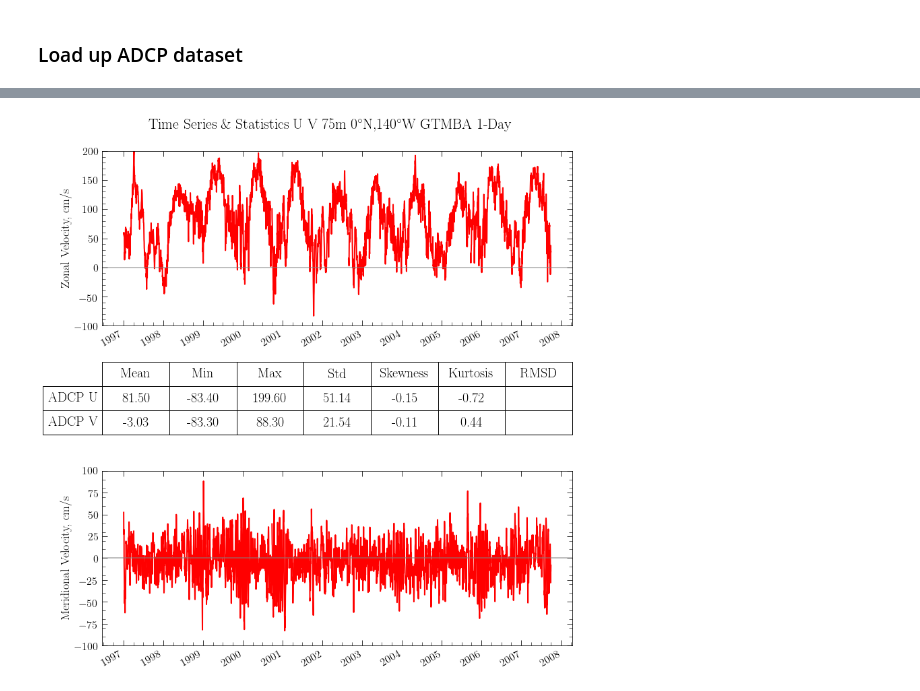
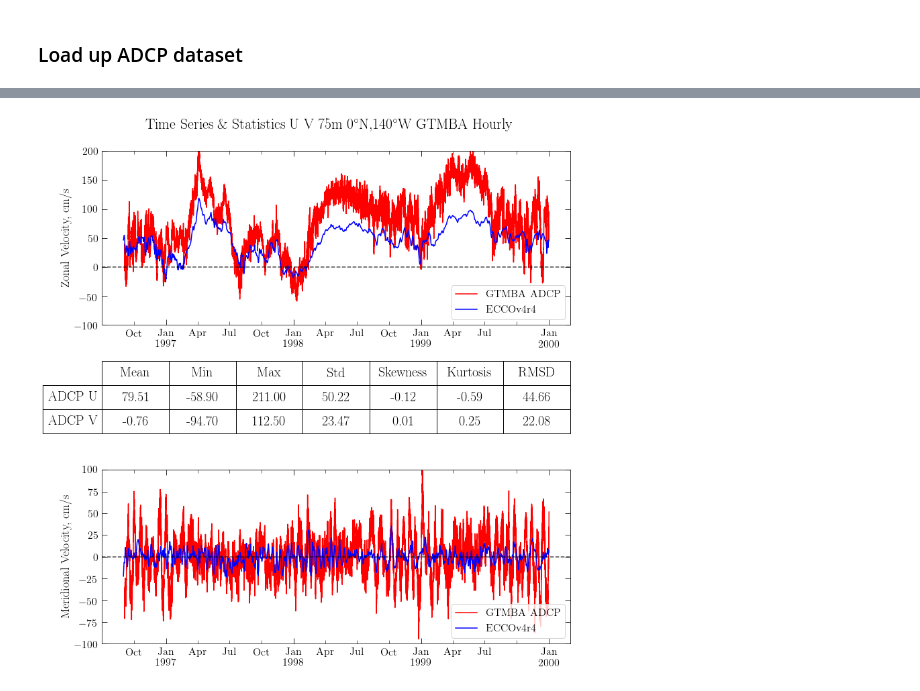
Before and after one commit to timothyas/eccov4-euc, a Jupyter notebook: notebooks/eccov4r4_adcp_comparison.ipynb, the cells around one changed output, grey strips where cells are left out. Saved outputs shown, nothing was run; the diff lists cells and outputs as text; code cells hidden in the pictures.

```diff
--- a/notebooks/eccov4r4_adcp_comparison.ipynb
+++ b/notebooks/eccov4r4_adcp_comparison.ipynb
@@ -44,0 +30,3 @@ rc('text.latex', preamble=r'\usepackage{color}')
+# %%
+eds = xr.Dataset()
+eds['time'] = xr.DataArray(ecco_time,coords={'time':ecco_time},dims=('time',))
@@ -45,6 +46,7 @@ rc('text.latex', preamble=r'\usepackage{color}')
 # %% [markdown]
 ### Load up ADCP dataset
 # %%
-adcp = xr.open_dataset('/mnt/data/datasets/tao_triton/adcp_xyzt_dy.cdf')
-adcp = adcp.sel(lon=220,lat=0,depth=75).sel(time=slice('1997-01-01','2007-12-31'))
-adcp = adcp.rename({'U_1205':'uvel','V_1206':'vvel'})
+adcp = xr.open_dataset('/mnt/data/datasets/tao_triton/adcp0n140w_hr.cdf')
+tslice = slice('1996-09-01','2000-01-01')
+adcp = adcp.sel(lon=220,lat=0,depth=75).sel(time=tslice)
+adcp = adcp.rename({'u_1205':'uvel','v_1206':'vvel'})
@@ -61,49 +77,62 @@ fake_for_xaxis = xr.where(np.isnan(adcp.uvel),0.,adcp.uvel)
 tablestuff=[]
 for fld in ['uvel','vvel']:
     # do some computations for table
+    diff_squared = (adcp[fld]-eds[fld])**2
+    Nt = (adcp.time==eds.time).sum()
     comps =  ['%.2f' % adcp[fld].mean().values,
               '%.2f' % adcp[fld].min().values,
               '%.2f' % adcp[fld].max().values,
               '%.2f' % adcp[fld].std().values,
               '%.2f' % stats.skew(adcp[fld].values,nan_policy='omit').data,
               '%.2f' % stats.kurtosis(adcp[fld].values,nan_policy='omit'),
-              ''] # last for RMSD ... coming soon
+              '%.2f' % np.sqrt( diff_squared.sum()/Nt )] # last for RMSD ... coming soon
     tablestuff.append(comps)
+# %%
+plt.rcParams.update({'lines.linewidth':1.5})
 # %%
 fig,axs = plt.subplots(3,1,figsize=(6.25*2,2.25*6),
                        gridspec_kw={
                            'height_ratios': [2,1, 2]})
 
 for fld,ax,lbl,ylim in zip(['uvel','vvel'],
                            axs[[0,2]],
                            ['Zonal Velocity, cm/s','Meridional Velocity, cm/s'],
                           [[-100,200],[-100,100]]):
     adcp[fld].plot(ax=ax,color='red',label='GTMBA ADCP')
+    eds[fld].sel(time=tslice).plot(ax=ax,color='blue',label='ECCOv4r4')
 
     # add line at y=0
-    ax.axhline(y=0,alpha=.5,color='gray')
+    ax.axhline(y=0,alpha=.7,color='black',linestyle='--')
 
     # Plot formatting
     ax.set(xlabel='',ylabel=lbl,
-           ylim=ylim,#xlim=["2006-12-15","2007-12-31"],
+           ylim=ylim,#xlim=["1996-01-01","1998-12-31"],
            title='')
-    nice_inward_ticks(ax,yminor_skip=10)
 
     # Date formatting for x-axis
-    date_form = DateFormatter("%Y")
+    date_form = DateFormatter("%b \n%Y")
     ax.xaxis.set_major_locator(mdates.YearLocator())
     ax.xaxis.set_minor_locator(mdates.MonthLocator(bymonth=[4,7,10]))
     ax.xaxis.set_major_formatter(date_form)
+
+    ax.tick_params(direction='in',which='major',length=8,top=True,right=True,pad=6)
+    ax.tick_params(direction='in',which='minor',length=5,top=True,right=True,pad=6)
+    ax.legend(loc='lower right')
+    ax.set_xticklabels(['Oct','Apr','Jul']*3,minor=True)
+    for label in ax.xaxis.get_ticklabels():
+        label.set_horizontalalignment('center')
+        label.set_rotation(0)
 
 columns = ['Mean','Min','Max','Std','Skewness','Kurtosis','RMSD']
 table = axs[1].table(tablestuff,
              rowLabels=['ADCP U','ADCP V'],colLabels=columns,
              loc='center',rowLoc='center',cellLoc='center')
+#[ax.set(xlim=['1996-02-02','1998-12-31']) for ax in axs[[0,2]]]
 axs[1].axis('off')
 table.set_fontsize(20)
 table.scale(1, 3)
 
-fig.suptitle(r'Time Series \& Statistics U V 75m 0$^\circ$N,140$^\circ$W GTMBA 1-Day',y=.93);
-fig.savefig('/workspace/results/eccov4r4/equatorial-under-current/figures/adcp_140w_75m_1997-2007.png')
+fig.suptitle(r'Time Series \& Statistics U V 75m 0$^\circ$N,140$^\circ$W GTMBA Hourly',y=.93);
+fig.savefig('../figures/adcp_eccov4r4_hourly_140w_75m_1996-2000.png')
 # %% [output]
-[figure, old version]
+[figure, new version]
```
Also changed, not shown: parts of 14 cells of this notebook, 2 other files.
